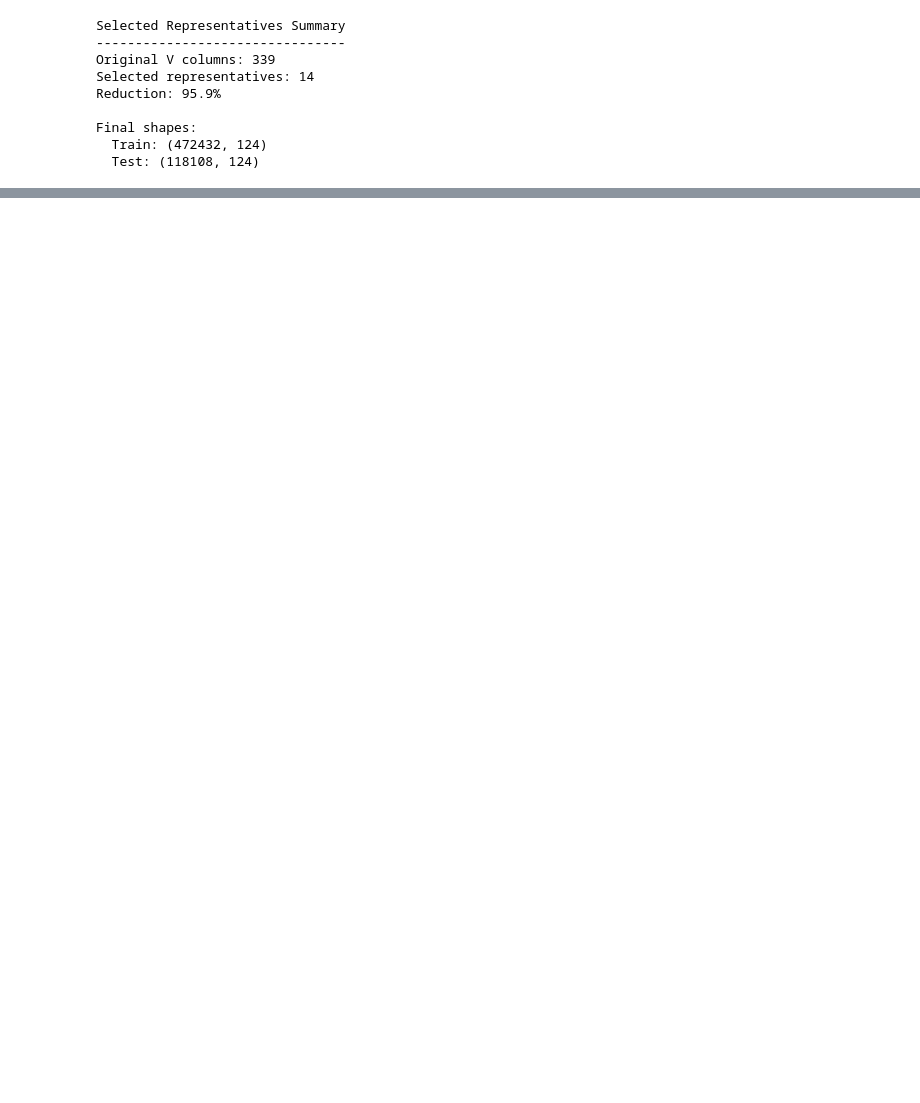
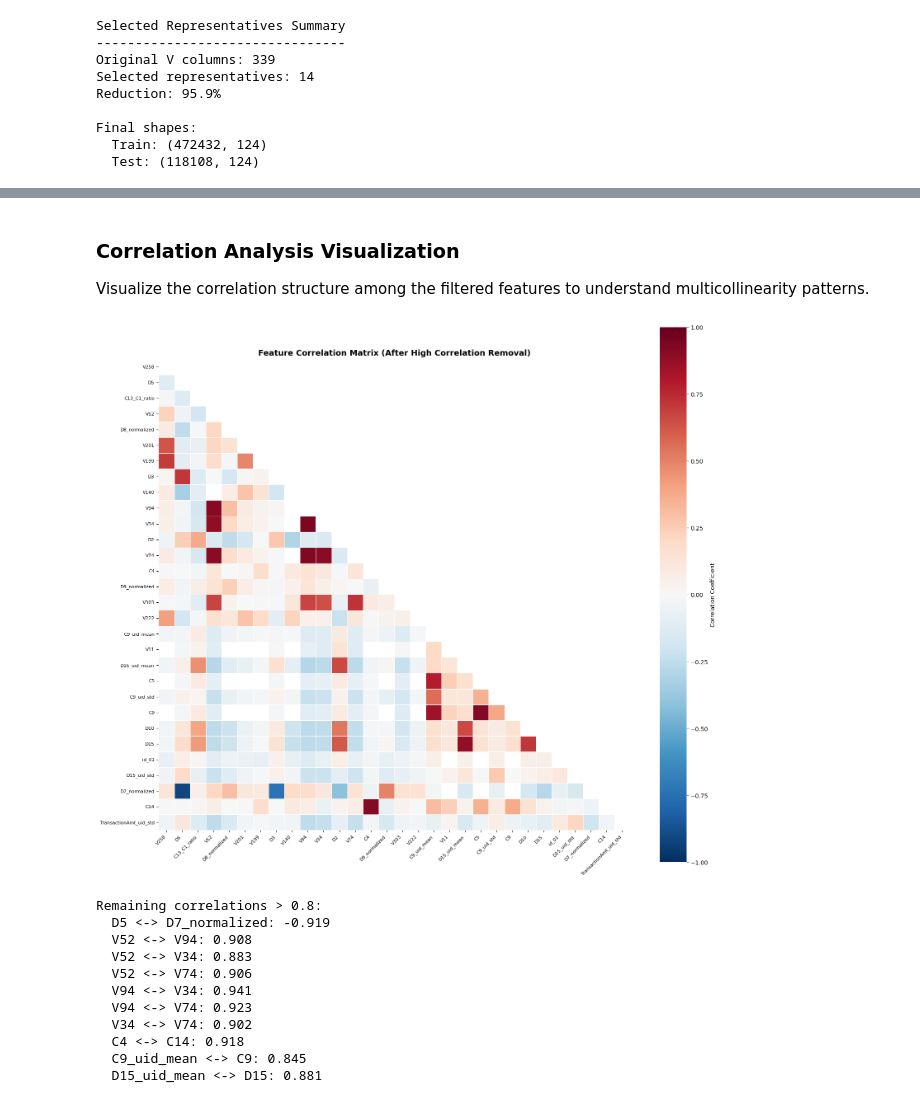
Before and after one commit to abdulkadirt/Fraud_Detection, a Jupyter notebook: notebooks/EDA.ipynb, the cells around one changed output, grey strips where cells are left out. Drawn from its saved outputs; the diff is of its cells as text; code cells hidden in the pictures; blank space fills up the shorter version.

```diff
--- a/notebooks/EDA.ipynb
+++ b/notebooks/EDA.ipynb
@@ -444,7 +527,7 @@ test_df['TransactionAmt_log'] = np.log1p(test_df['TransactionAmt'])
 train_df = create_c_velocity_features(train_df)
 test_df = create_c_velocity_features(test_df)
 
-# 7. UID aggregations (IMPORTANT: only on train!)
-train_df = create_uid_aggregations(train_df, uid_col='uid')
-test_df = create_uid_aggregations(test_df, uid_col='uid')
+# 7. UID aggregations - FIXED: Learn from train, apply to test
+train_df, uid_agg_maps = create_uid_aggregations(train_df, uid_col='uid')
+test_df, _ = create_uid_aggregations(test_df, uid_col='uid', agg_maps=uid_agg_maps)
 # %%
@@ -537,0 +734,11 @@ def cap_outliers(df, columns, lower_percentile=1, upper_percentile=99):
+# %%
+# remove_high_correlation and cap_outliers
+features_to_check = strong_features + moderate_features
+filtered_features = remove_high_correlation(
+    train_df,
+    features_to_check,
+    ks_results,
+    threshold=0.95
+)
+
+print(f"\nAfter correlation removal: {len(filtered_features)} features retained")
@@ -537,0 +750,63 @@ def cap_outliers(df, columns, lower_percentile=1, upper_percentile=99):
+# %% [markdown]
+### Correlation Analysis Visualization
+
+Visualize the correlation structure among the filtered features to understand multicollinearity patterns.
+# %%
+# Correlation heatmap for top features (limit to 30 for readability)
+top_features_for_viz = filtered_features[:30] if len(filtered_features) > 30 else filtered_features
+
+if len(top_features_for_viz) > 0:
+    corr_matrix = train_df[top_features_for_viz].corr()
+
+    plt.figure(figsize=(16, 14))
+    mask = np.triu(np.ones_like(corr_matrix, dtype=bool))
+
+    sns.heatmap(
+        corr_matrix,
+        mask=mask,
+        annot=False,  # Too many features for annotations
+        cmap='RdBu_r',
+        center=0,
+        vmin=-1,
+        vmax=1,
+        square=True,
+        linewidths=0.5,
+        cbar_kws={'label': 'Correlation Coefficient'}
+    )
+
+    plt.title('Feature Correlation Matrix (After High Correlation Removal)', fontsize=14, fontweight='bold')
+    plt.xticks(rotation=45, ha='right', fontsize=8)
+    plt.yticks(fontsize=8)
+    plt.tight_layout()
+    plt.show()
+
+    # Print highly correlated pairs that remain (if any)
+    print("\nRemaining correlations > 0.8:")
+    high_corr_pairs = []
+    for i in range(len(corr_matrix.columns)):
+        for j in range(i+1, len(corr_matrix.columns)):
+            if abs(corr_matrix.iloc[i, j]) > 0.8:
+                high_corr_pairs.append((
+                    corr_matrix.columns[i],
+                    corr_matrix.columns[j],
+                    round(corr_matrix.iloc[i, j], 3)
+                ))
+
+    if high_corr_pairs:
+        for pair in high_corr_pairs[:10]:
+            print(f"  {pair[0]} <-> {pair[1]}: {pair[2]}")
+    else:
+        print("  None found - good separation achieved!")
+# %% [output]
+[figure, added]
+Remaining correlations > 0.8:
+  D5 <-> D7_normalized: -0.919
+  V52 <-> V94: 0.908
+  V52 <-> V34: 0.883
+  V52 <-> V74: 0.906
+  V94 <-> V34: 0.941
+  V94 <-> V74: 0.923
+  V34 <-> V74: 0.902
+  C4 <-> C14: 0.918
+  C9_uid_mean <-> C9: 0.845
+  D15_uid_mean <-> D15: 0.881
```
Also changed, not shown: parts of 24 cells of this notebook, 8 other files.
